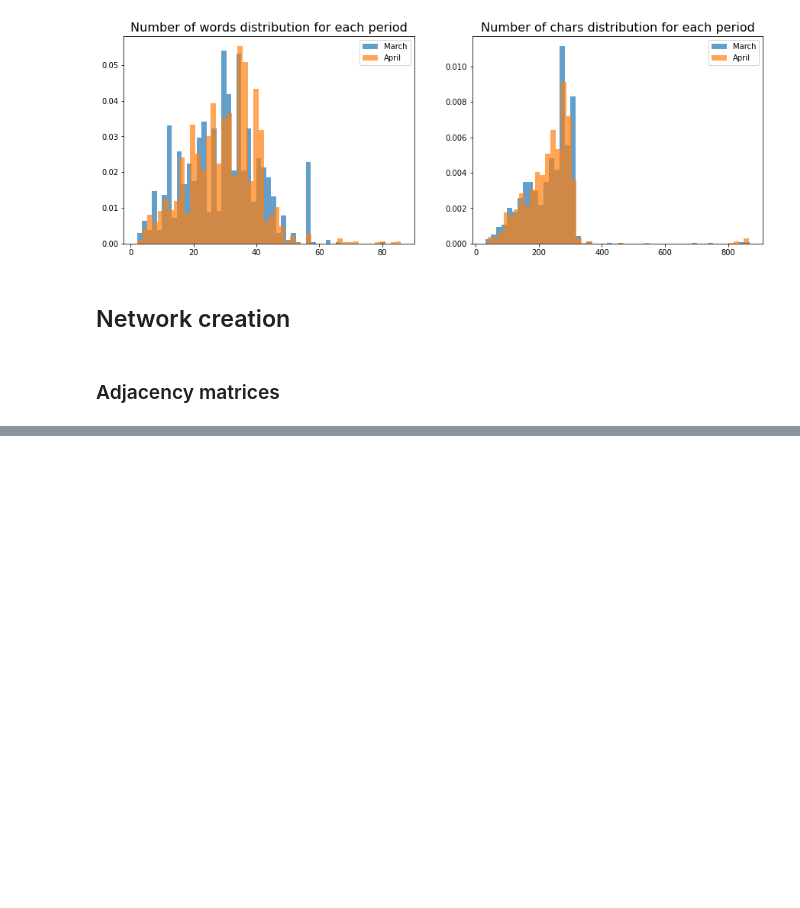
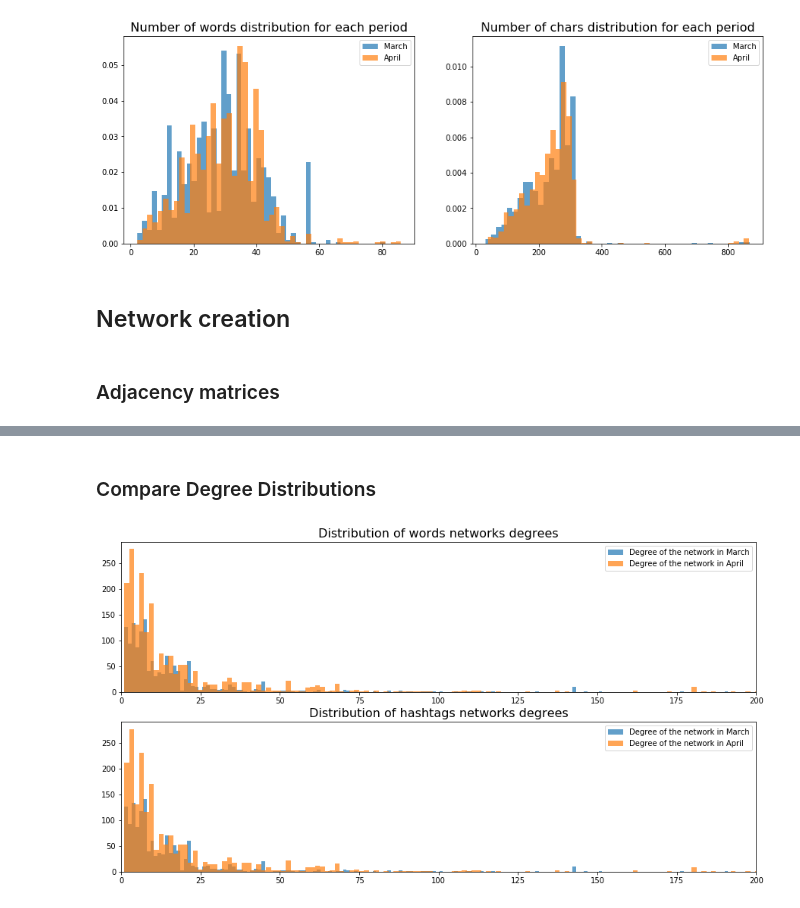
Before and after one commit to Mmiglio/ClimateAction, a Jupyter notebook: Untitled.ipynb, the cells around one changed output, grey strips where cells are left out. Saved outputs shown, nothing was run; the diff lists cells and outputs as text; code cells hidden in the pictures; blank space fills up the shorter version.

```diff
--- a/Untitled.ipynb
+++ b/Untitled.ipynb
@@ -215,0 +250,25 @@ _ = plt.show()
+# %% [markdown]
+### Compare Degree Distributions
+# %%
+# Compare degrees graphically
+
+fig, axs = plt.subplots(2, 1, figsize=(15, 8))
+
+# Loops over network types
+for i, net_type in enumerate(["words", "hashtags"]):
+    # Set subplots title
+    _ = axs[i].set_title('Distribution of {} networks degrees'.format(net_type), fontsize=16)
+
+    # Loops over periods
+    for period in networks:
+        _ = axs[i].hist(networks[period]["hashtags"].get_degree(), bins=2000, alpha=0.7)
+
+    # Set x axis limit
+    _ = axs[i].set_xlim(0, 200)
+    # Set legend
+    _ = axs[i].legend(['Degree of the network in '+period for period in networks])
+
+#_ = plt.savefig('images/analysis/degree_hist.png')
+_ = plt.show()
+# %% [output]
+[figure, added]
```
Also changed, not shown: parts of 7 cells of this notebook, 3 other files.
